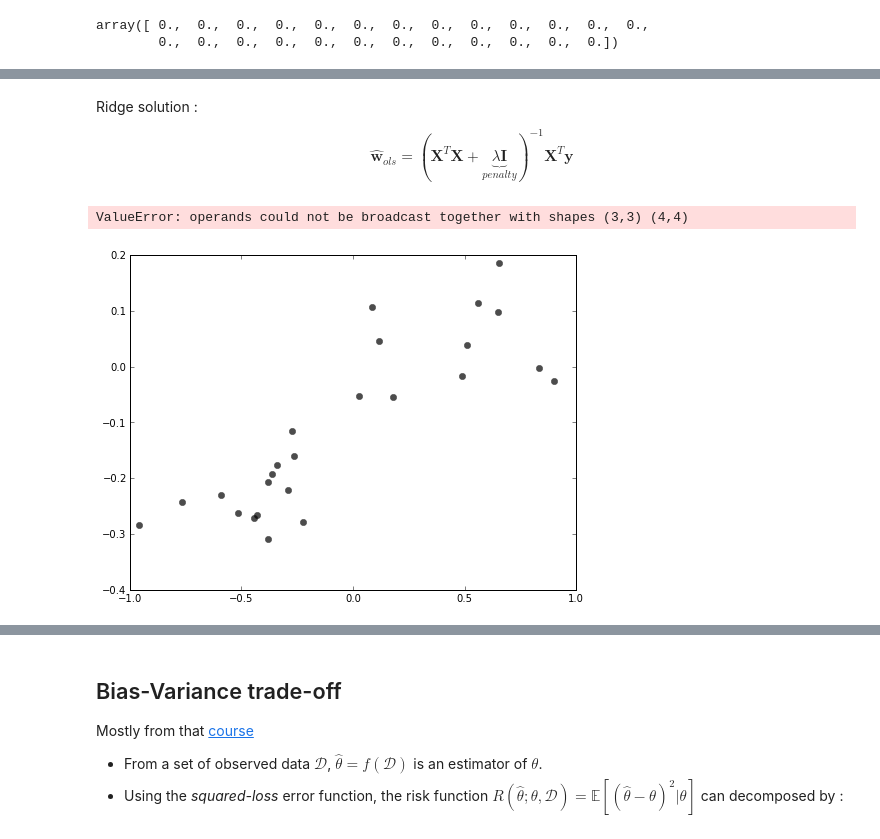
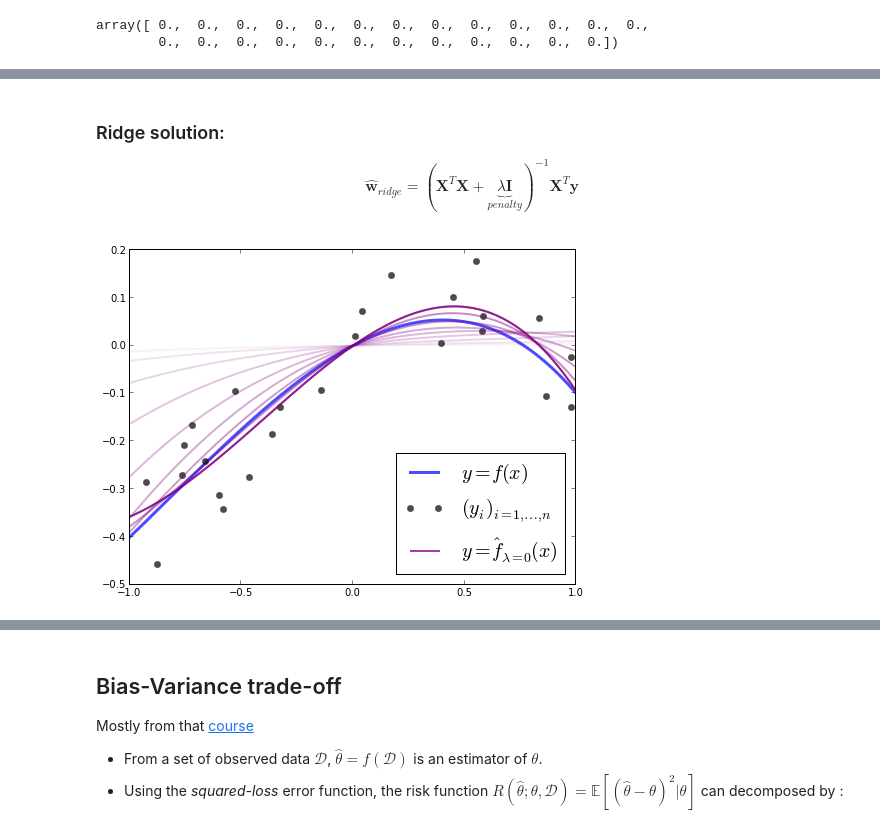
Before and after one commit to pilipolio/20130624_RegressionAndBiasVarianceTalk, a Jupyter notebook: LinearRegression.ipynb, the cells around one changed output, grey strips where cells are left out. Cells and saved outputs as stored; diff of their text form; code cells hidden in the pictures.

Commit message:
Refactored contour plot and polynoms.

```diff
--- a/LinearRegression.ipynb
+++ b/LinearRegression.ipynb
@@ -32,11 +32,16 @@ $n$ values $x_i \in \mathbb{R} \ $ drawn from $X \sim \mathcal{U}(0,1) $
 # %%
 n = 25
 d = 3
-w_oracle = [0, .25, -.25, -.1]
+# No intercept
+w_oracle = [.25, -.25, -.1]
 
 from numpy.polynomial.polynomial import Polynomial
+def create_polynom(w, intercept=0, domain=[-1, 1]):
+    """ With default null intercept"""
+    return Polynomial([intercept] + list(w), domain=domain)
+
 x_n = np.sort(np.random.uniform(low=-1, high=1, size=n))
-f_oracle = Polynomial(w_oracle, domain=[-1, 1])
+f_oracle = create_polynom(w_oracle)
 
 print 'Oracle coefficients = {} and ||w||_2 = {}'.format(w_oracle, np.linalg.norm(w_oracle))
 # %% [output]
@@ -121,23 +126,22 @@ w_d ([ 0.12041036 -0.16245815 -0.05846993])= w_d ([ 0.12041036 -0.16245815  0.
 # %% [markdown]
-Ridge solution :
+### Ridge solution:
 
-$$ \hat{\mathbf{w}}_{ols} = (\mathbf{X}^T \mathbf{X} + \underbrace{\lambda \mathbf{I}} _ {penalty})^{-1} \mathbf{X}^T \mathbf{y}$$
+$$ \hat{\mathbf{w}}_{ridge} = (\mathbf{X}^T \mathbf{X} + \underbrace{\lambda \mathbf{I}} _ {penalty})^{-1} \mathbf{X}^T \mathbf{y}$$
 # %%
 def ridge_regression(X_n_d, y_n, lbda):
-    d = 4
+    d = X_n_d.shape[1]
     return np.linalg.solve(np.dot(X_n_d.T, X_n_d) + np.diag(np.repeat(lbda, d)), np.dot(X_n_d.T, y_n))
 
-#plt.plot(*f_oracle.linspace(), color="b", ls="-", lw =3, alpha=.7,label="$y=f(x)$")
+plt.plot(*f_oracle.linspace(), color="b", ls="-", lw =3, alpha=.7,label="$y=f(x)$")
 plt.plot(x_n, y_n, "ko", alpha=.7,label="$(y_i)_{i=1,\ldots,n}$")
 
-for l, alpha in zip(np.logspace(-1, 3, 10), np.linspace(.5, 0, 10)):
-    w_l = ridge_regression(X_n_d, y_n, l)
-    ridge_P = Polynomial(coef=w_l, domain=[-1, 1])#'
+for l, alpha in reversed(zip(np.logspace(-1, 3, 10), np.linspace(.5, 0, 10))):
+    w_ridge_l = ridge_regression(X_n_d, y_n, l)
+    ridge_P = create_polynom(w_ridge_l)
     plt.plot(*ridge_P.linspace(), color="purple", ls="-", lw=2, alpha=alpha)
 
-plt.plot(*ols_fit_P.linspace(), color="purple", ls="-", lw=2, alpha=.75, label="$y=\hat{f}_{\lambda=0}(x)$")
+plt.plot(*ridge_P.linspace(), color="purple", ls="-", lw=2, alpha=.75, label="$y=\hat{f}_{\lambda=0}(x)$")
 plt.legend(loc="lower right", prop={'size':20})
 plt.figsize(8, 6)
 # %% [output]
-ValueError: operands could not be broadcast together with shapes (3,3) (4,4)
-[figure, old version]
+[figure, new version]
```
Also changed, not shown: parts of 7 cells of this notebook, 1 other file.
